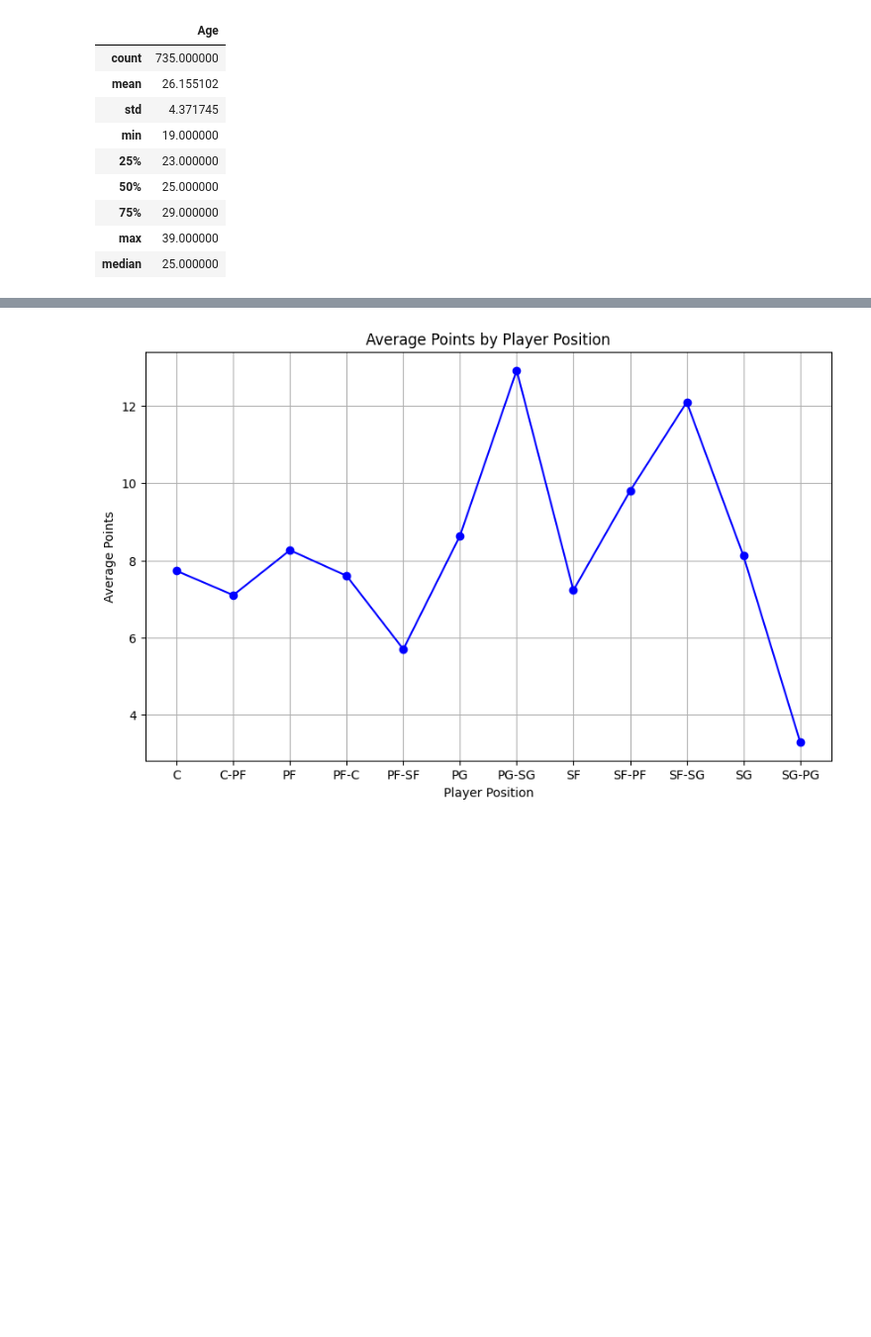
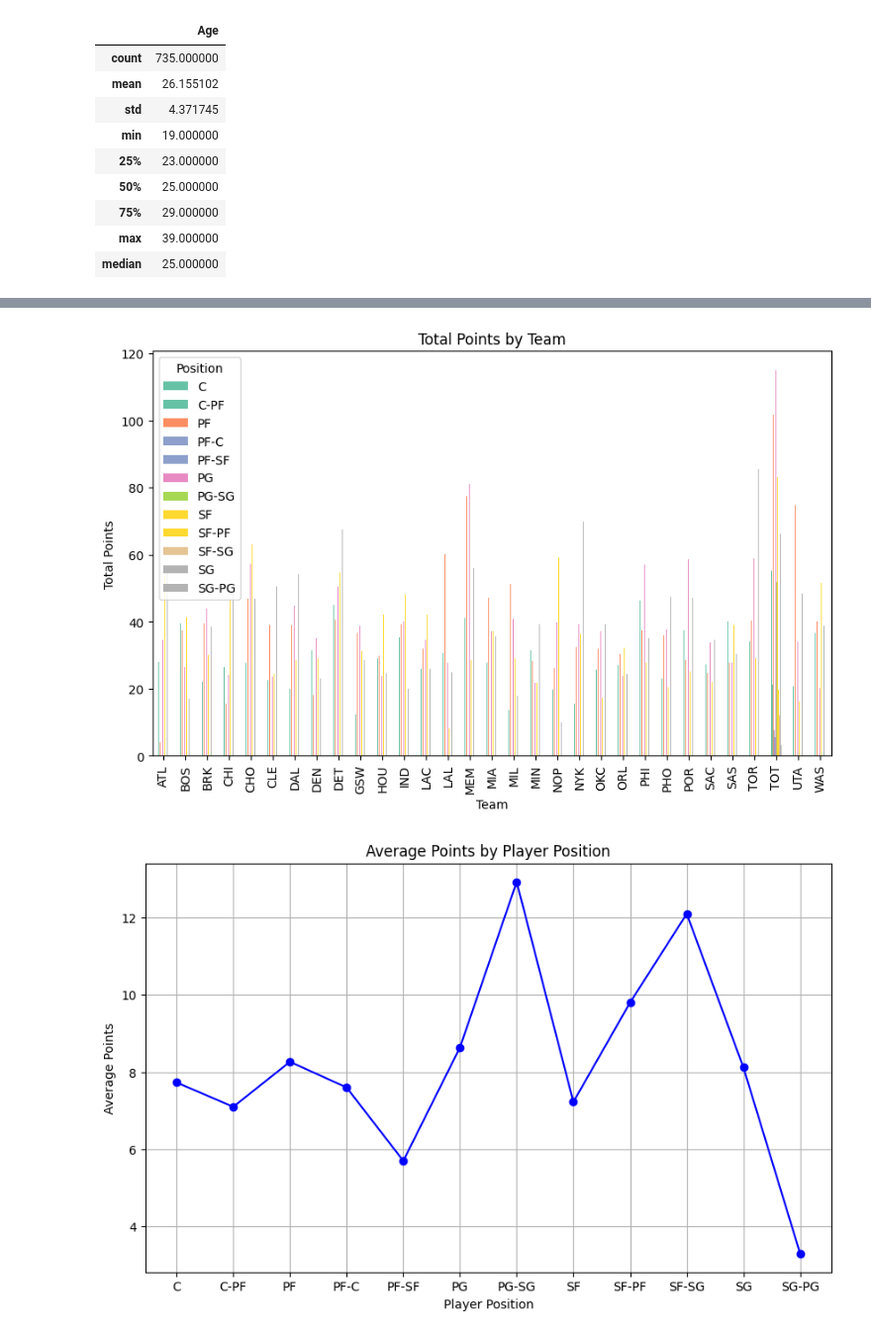
Before and after one commit to nogibjj/Vishesh_Gupta_IDS706_Week9, a Jupyter notebook: main_python_jp.ipynb, the cells around one changed output, grey strips where cells are left out. Shown: that part at 99% size. Drawn from its saved outputs; the diff is of its cells as text; code cells hidden in the pictures; blank space fills up the shorter version.

Commit message:
add 1 more visual

```diff
--- a/main_python_jp.ipynb
+++ b/main_python_jp.ipynb
@@ -37,0 +54,5 @@ describe_value
+# %%
+grouped_multiple_data = nba_data_file.groupby(["Pos", "Tm"], as_index=False).agg(
+    Total_Points=("PTS", "sum"),  # Sum of points per position
+    Player_Count=("Pos", "count"),  # Count of players per position
+)
@@ -38,3 +75,17 @@ describe_value
+# %%
+pivot_df = grouped_multiple_data.pivot(index='Tm', columns='Pos', values='Total_Points').fillna(0)
+# %%
+pivot_df.plot(kind='bar', stacked=False, colormap='Set2', figsize=(10, 6))
+# Add titles and labels
+plt.title('Total Points by Team')
+plt.xlabel('Team')
+plt.ylabel('Total Points')
+
+# Show the plot
+plt.legend(title='Position')
+plt.show()
+# %% [output]
+[figure, added]
 # %%
 grouped_data = nba_data_file.groupby("Pos", as_index=False).agg(
     Total_Points=("PTS", "sum"),  # Sum of points per position
```
Also changed, not shown: parts of 2 cells of this notebook, 3 other files.
